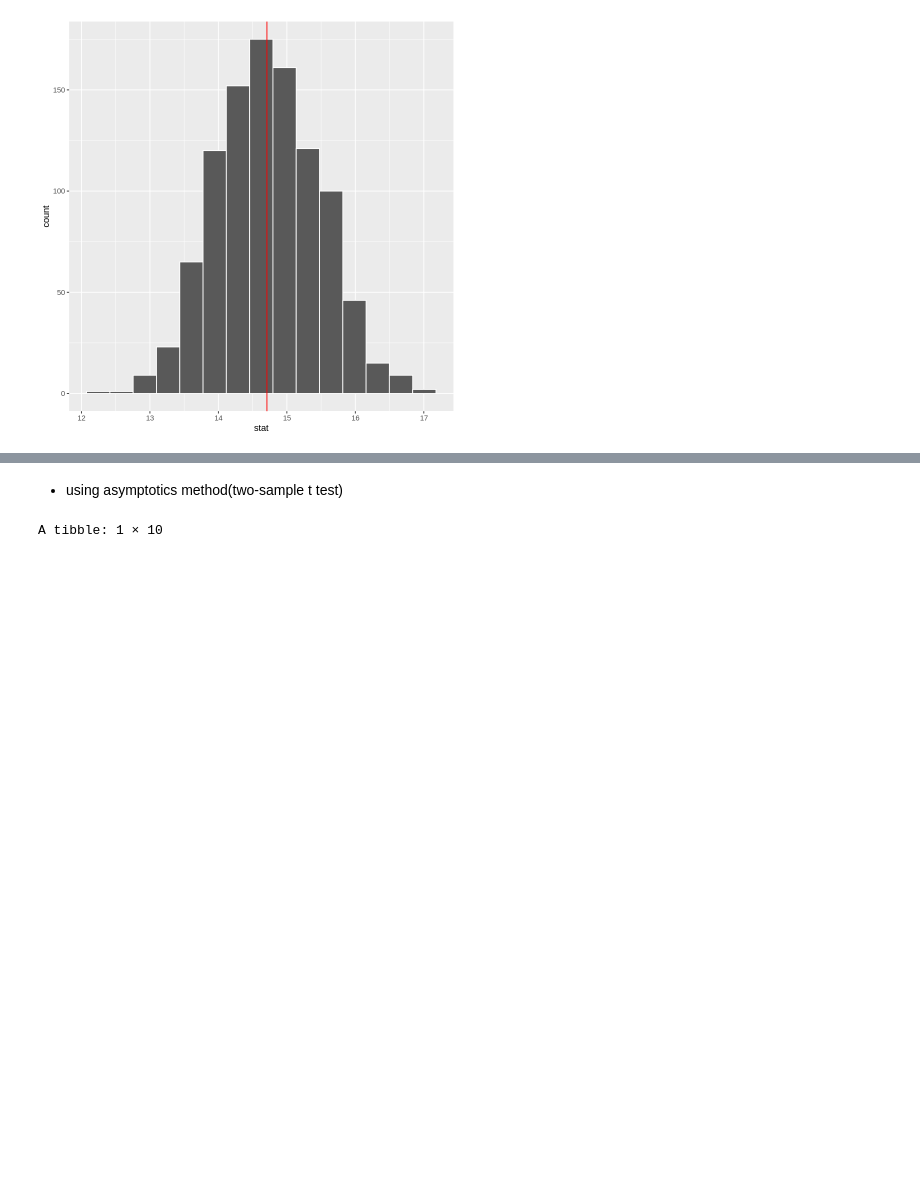
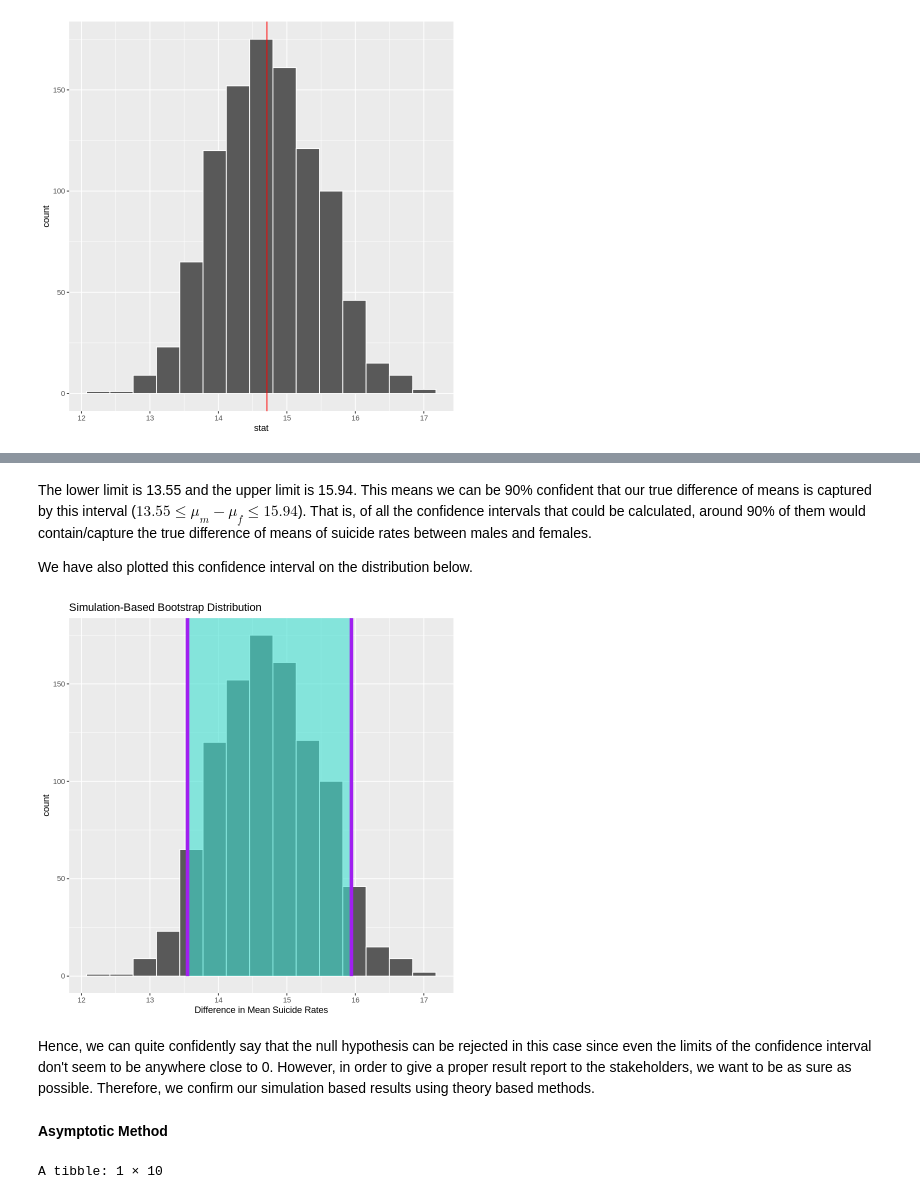
Before and after one commit to agoel25/stat_201_group_11, a Jupyter notebook: Final report.ipynb, the cells around one changed output, grey strips where cells are left out. Saved outputs shown, nothing was run; the diff lists cells and outputs as text; code cells hidden in the pictures; blank space fills up the shorter version.

```diff
--- a/Final report.ipynb
+++ b/Final report.ipynb
@@ -202,0 +229,5 @@ Warning message in min(diff(unique_loc)):
+# %%
+# calculting the 90% confidence interval for our bootstrap distribution
+confidence_interval <- bootstrap_dist %>%
+    get_ci(level = 0.90, type = "percentile")
+confidence_interval
@@ -203,5 +239,21 @@ Warning message in min(diff(unique_loc)):
+# %% [markdown]
+The lower limit is 13.55 and the upper limit is 15.94. This means we can be 90% confident that our true difference of means is captured by this interval ($13.55 \le \mu_m - \mu_f \le 15.94$). That is, of all the confidence intervals that could be calculated, around 90% of them would contain/capture the true difference of means of suicide rates between males and females.
+
+We have also plotted this confidence interval on the distribution below.
+# %%
+# plotting and shading the confidence interval on the bootstrap distribution.
+confidence_interval_plot <- bootstrap_dist |>
+    visualise() +
+    shade_ci(endpoints = confidence_interval, color = "purple") +
+    xlab("Difference in Mean Suicide Rates")
+
+confidence_interval_plot
+# %% [output]
+[figure, added]
+# %% [markdown]
+Hence, we can quite confidently say that the null hypothesis can be rejected in this case since even the limits of the confidence interval don't seem to be anywhere close to 0. However, in order to give a proper result report to the stakeholders, we want to be as sure as possible. Therefore, we confirm our simulation based results using theory based methods.
 # %% [markdown]
-- using asymptotics method(two-sample t test)
+**Asymptotic Method**
 # %%
 # use built-in method t.test in R to conduct a two sample t test
 test_summary <- tidy(
```
Also changed, not shown: parts of 18 cells of this notebook.
